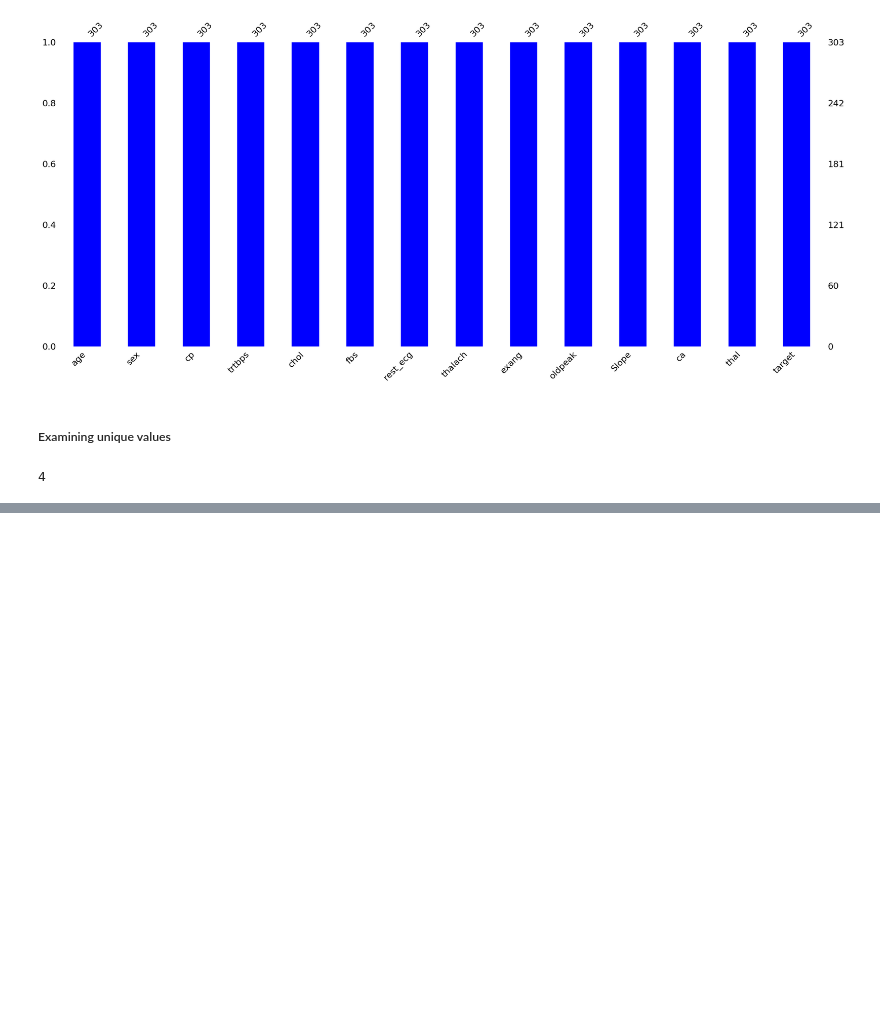
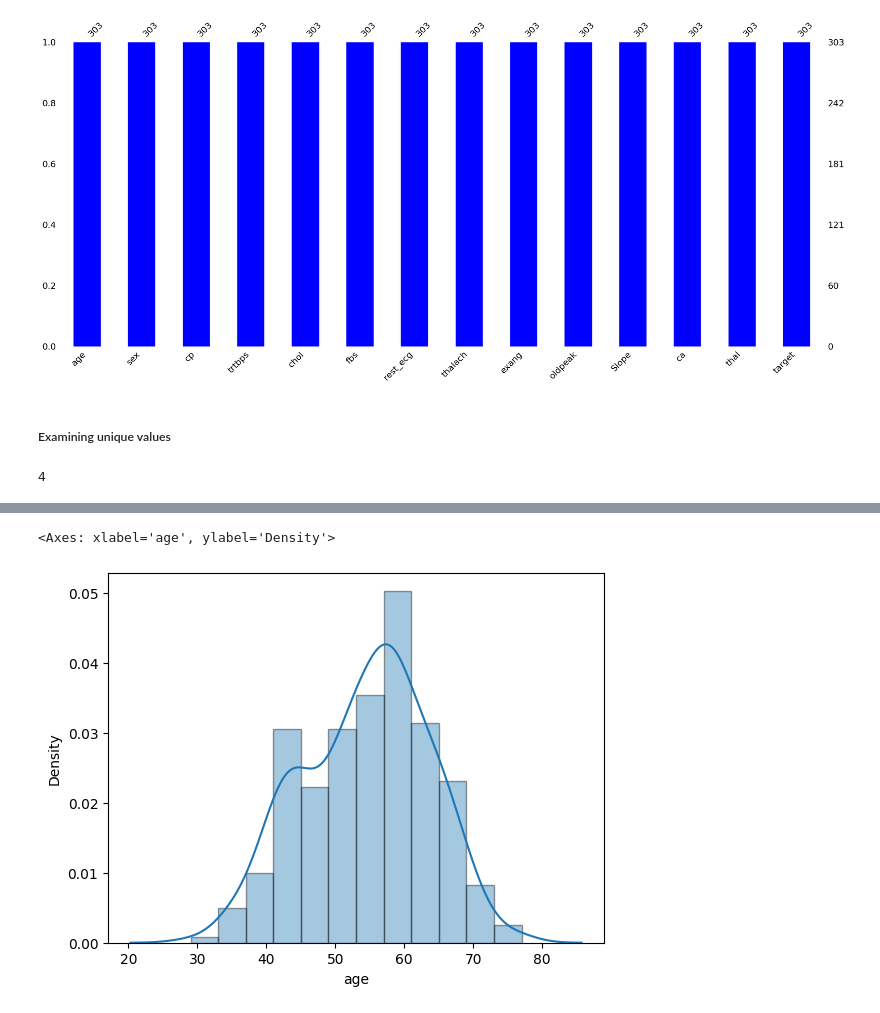
Before and after one commit to Shreya-khandelwal/Heart-Attack-Prediction-Analysis, a Jupyter notebook: code.ipynb, the cells around one changed output, grey strips where cells are left out. Drawn from its saved outputs; the diff is of its cells as text; code cells hidden in the pictures; blank space fills up the shorter version.

```diff
--- a/code.ipynb
+++ b/code.ipynb
@@ -157,0 +221,5 @@ df['cp'].nunique()
+# %%
+sns.distplot(df['age'], hist_kws=dict(linewidth = 1, edgecolor = 'k') )
+# %% [output]
+<Axes: xlabel='age', ylabel='Density'>
+[figure, added]
```
Also changed, not shown: parts of 14 cells of this notebook.
